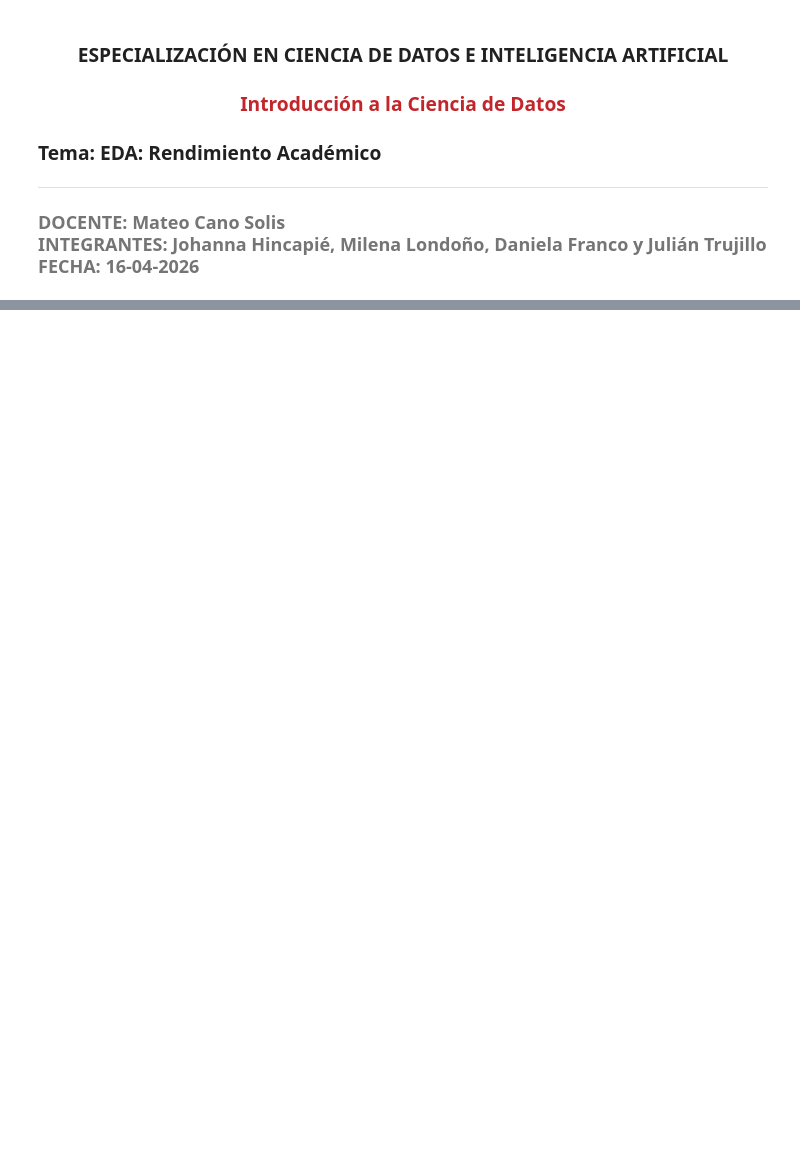
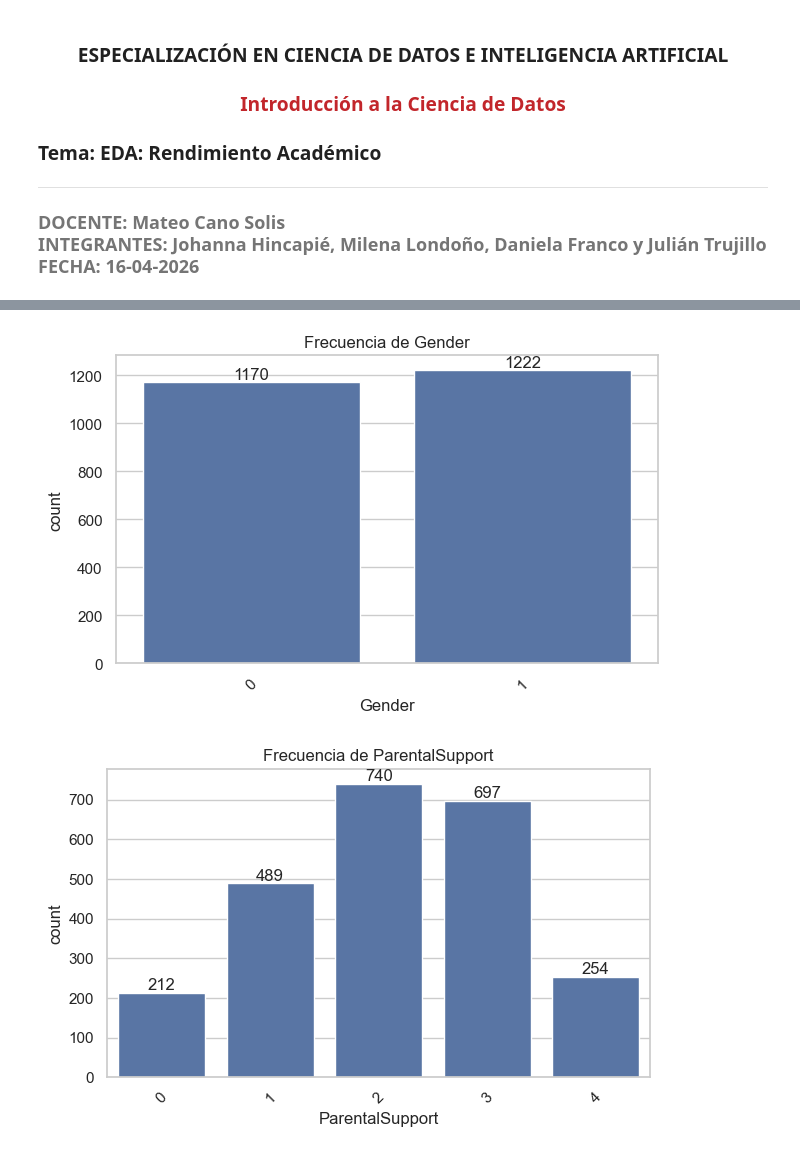
Before and after one commit to joha3108/ciencia-datos, a Jupyter notebook: EDA/EDA_Rendimiento.ipynb, the cells around one changed output, grey strips where cells are left out. Cells and saved outputs as stored; diff of their text form; code cells hidden in the pictures; blank space fills up the shorter version.

```diff
--- a/EDA/EDA_Rendimiento.ipynb
+++ b/EDA/EDA_Rendimiento.ipynb
@@ -667,0 +496,30 @@ El top de combinaciones muestra que los estudiantes con calificación B y nivele
+# %%
+variables_categoricas = [
+    "Gender",
+    "ParentalSupport",
+    "Tutoring",
+    "Extracurricular",
+    "Sports",
+    "Music",
+    "Volunteering",
+    "GradeClass"
+]
+
+for var in variables_categoricas:
+    plt.figure(figsize=(7,4))
+
+    ax = sns.countplot(x=df[var])
+    plt.title(f"Frecuencia de {var}")
+    plt.xticks(rotation=45)
+
+    # 🔥 Agregar etiquetas encima de cada barra
+    for p in ax.patches:
+        height = int(p.get_height())
+        ax.annotate(f'{height}',
+                    (p.get_x() + p.get_width() / 2., height),
+                    ha='center', va='bottom')
+
+    plt.show()
+# %% [output]
+[figure, added]
+[figure, added]
```
Also changed, not shown: parts of 130 cells of this notebook.
